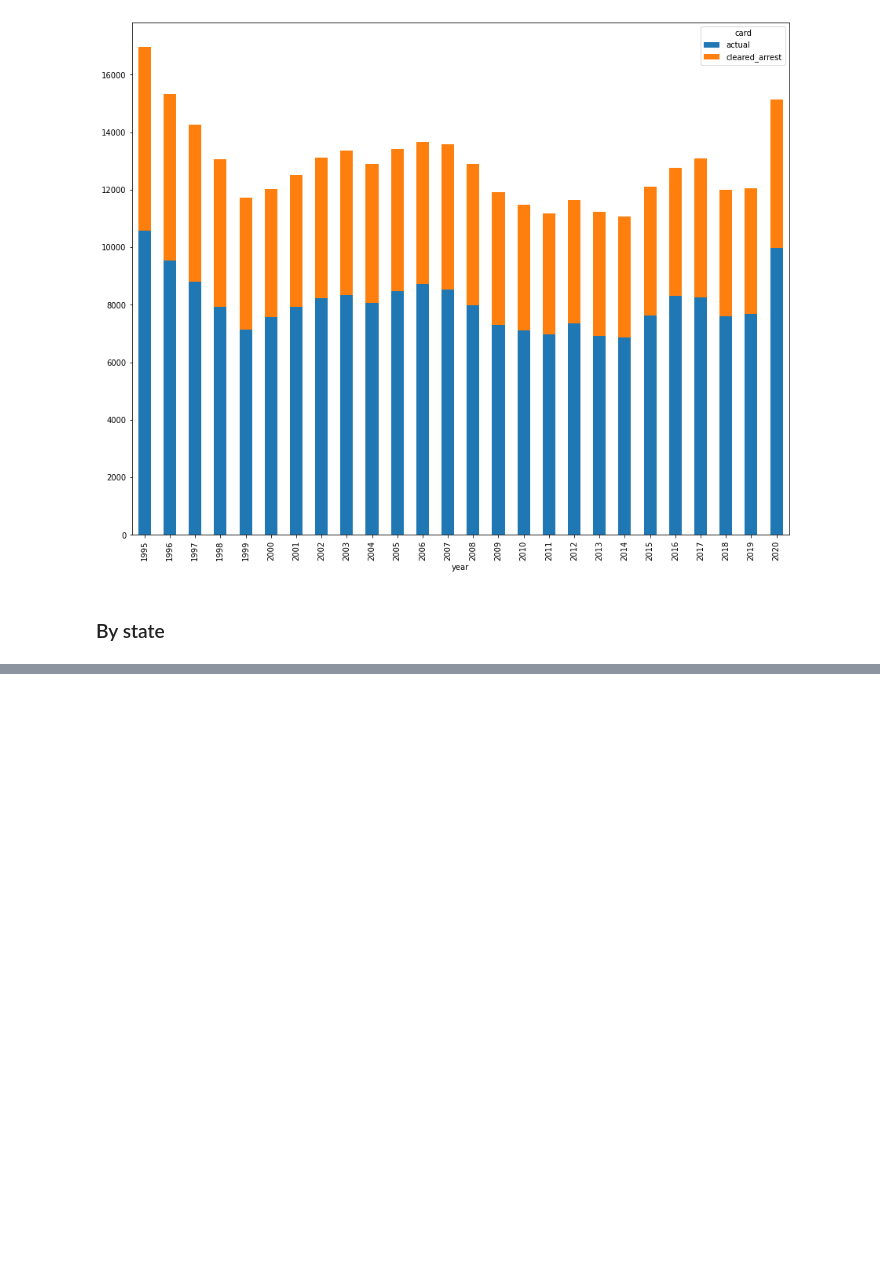
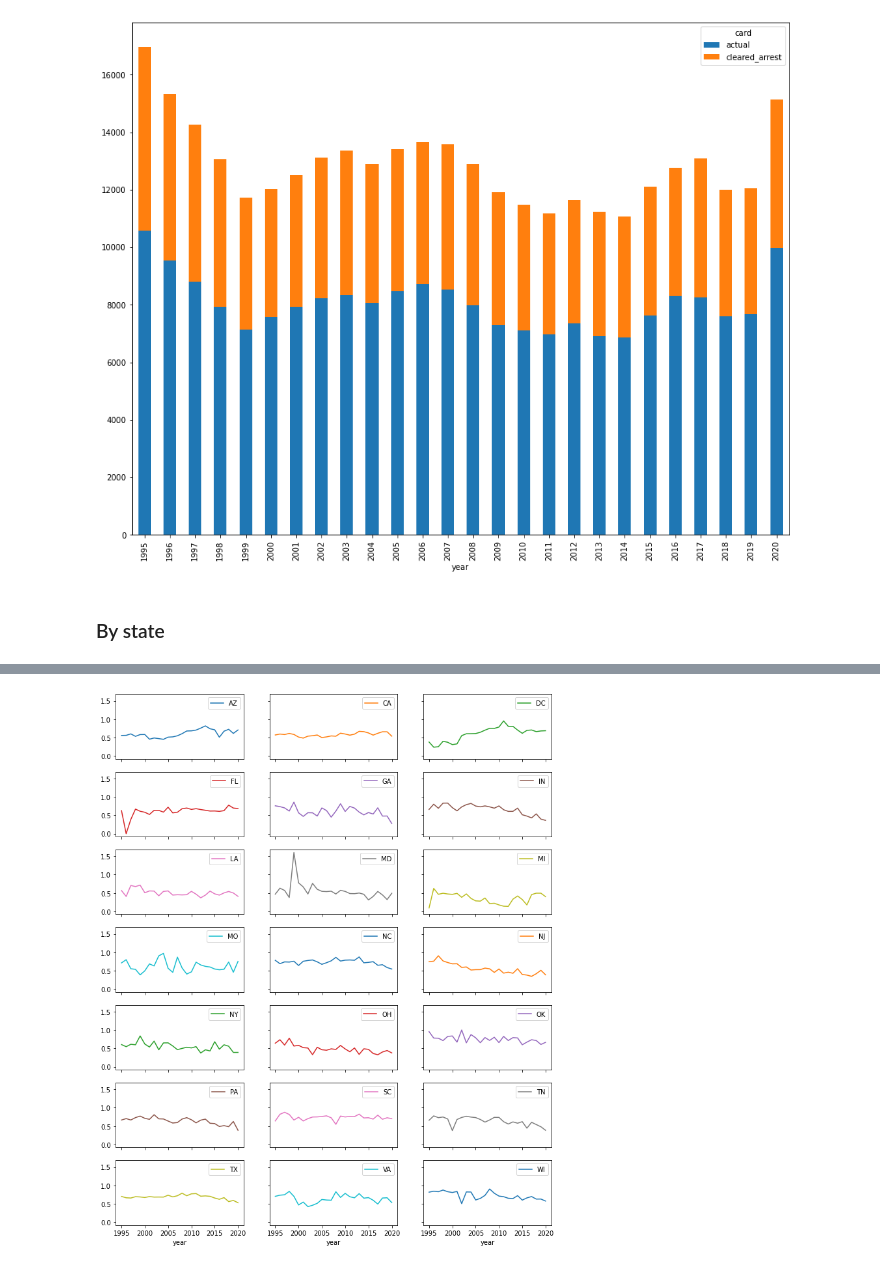
Before and after one commit to cbs-news-data/homicide-clearance-fbi-data, a Jupyter notebook: notebook/reta/src/reta.ipynb, the cells around one changed output, grey strips where cells are left out. Drawn from its saved outputs; the diff is of its cells as text; code cells hidden in the pictures; blank space fills up the shorter version.

```diff
--- a/notebook/reta/src/reta.ipynb
+++ b/notebook/reta/src/reta.ipynb
@@ -236,0 +227,4 @@ state
+# %%
+state = get_clearance_rate_df(["year", "state_abbr"]).reset_index()
+state.columns.name = None
+state
@@ -236,0 +276,19 @@ state
+# %%
+(
+    state[
+        state.state_abbr.isin(
+            state.groupby("state_abbr")
+            .actual.mean()
+            .to_frame("avg_reported")
+            .query("avg_reported > 100")
+            .index
+        )
+    ]
+    .sort_values("clearance_rate", ascending=False)
+    .pivot(index="year", columns="state_abbr", values="clearance_rate")
+    .plot(subplots=True, figsize=(12, 15), sharex=True, sharey=True, layout=(7, 3))
+)
+
+pass  # don't output literal
+# %% [output]
+[figure, added]
```
Also changed, not shown: parts of 36 cells of this notebook.
